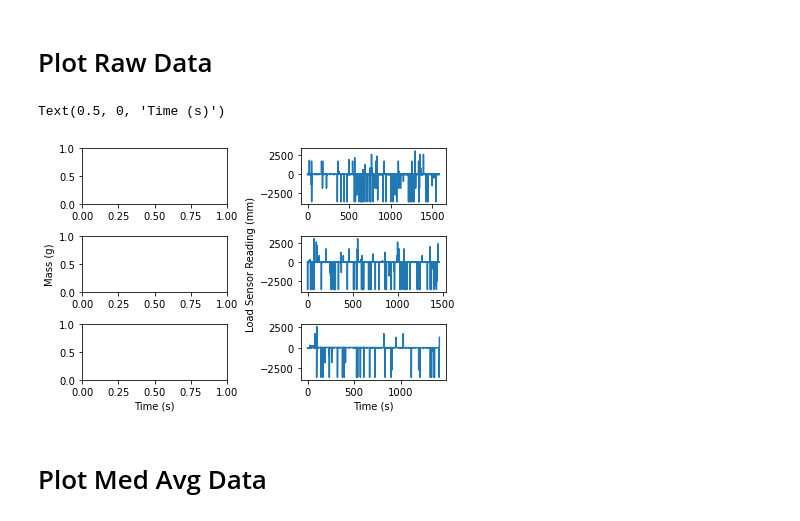
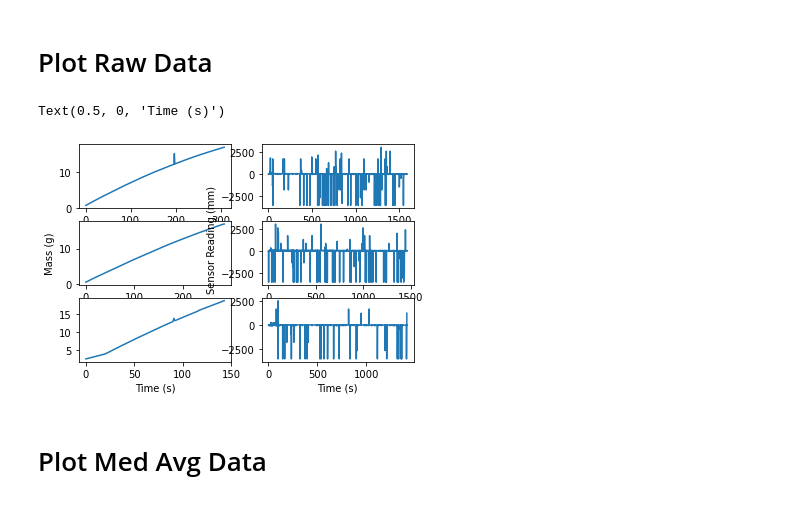
Before and after one commit to anne-mei/fydp-neofeed, a Jupyter notebook: signal_processing/For Sensor Analysis/2022-03-24 - Processing Unfiltered Data/Median Averaging.ipynb, the cells around one changed output. Cells and saved outputs as stored; diff of their text form; code cells hidden in the pictures.

Commit message:
add filtered data csv and code to process it

```diff
--- a/signal_processing/For Sensor Analysis/2022-03-24 - Processing Unfiltered Data/Median Averaging.ipynb
+++ b/signal_processing/For Sensor Analysis/2022-03-24 - Processing Unfiltered Data/Median Averaging.ipynb
@@ -17,7 +17,8 @@ import pandas as pd
 import math
 from matplotlib import rcParams
 import copy
-rcParams.update({'figure.autolayout': True})
+from tqdm import tqdm
+# rcParams.update({'figure.autolayout': True})
 # %% [markdown]
 # Classes
 # %%
@@ -269,26 +276,26 @@ time_30_light3 = get_time(csv_data_30_light3, datapnt_delay)
 # %%
 #Read sensor data
 fig, axs = plt.subplots(3,2)
 
 #axs[0,0].plot(time_30_light_measured1,csv_data_30_light_measured1)
-#axs[0,0].plot(csv_data_30_light_measured1)
+axs[0,0].plot(csv_data_30_light_measured1)
 axs[0,1].plot(time_30_light1,csv_data_30_light1)
 
 #axs[1,0].plot(time_30_light_measured2,csv_data_30_light_measured2)
-#axs[1,0].plot(csv_data_30_light_measured2)
+axs[1,0].plot(csv_data_30_light_measured2)
 
 axs[1,0].set_ylabel('Mass (g)')
 axs[1,1].plot(time_30_light2,csv_data_30_light2)
 axs[1,1].set_ylabel('Load Sensor Reading (mm)')
 
 # #axs[2,0].plot(time_30_light_measured3,csv_data_30_light_measured3)
-# axs[2,0].plot(csv_data_30_light_measured3)
+axs[2,0].plot(csv_data_30_light_measured3)
 axs[2,1].plot(time_30_light3,csv_data_30_light3)
 axs[2,0].set_xlabel('Time (s)')
 axs[2,1].set_xlabel('Time (s)')
 # %% [output]
 Text(0.5, 0, 'Time (s)')
-[figure, old version]
+[figure, new version]
 # %% [markdown]
 # Plot Med Avg Data
 # %%
```
Also changed, not shown: parts of 11 cells of this notebook, 8 other files.
